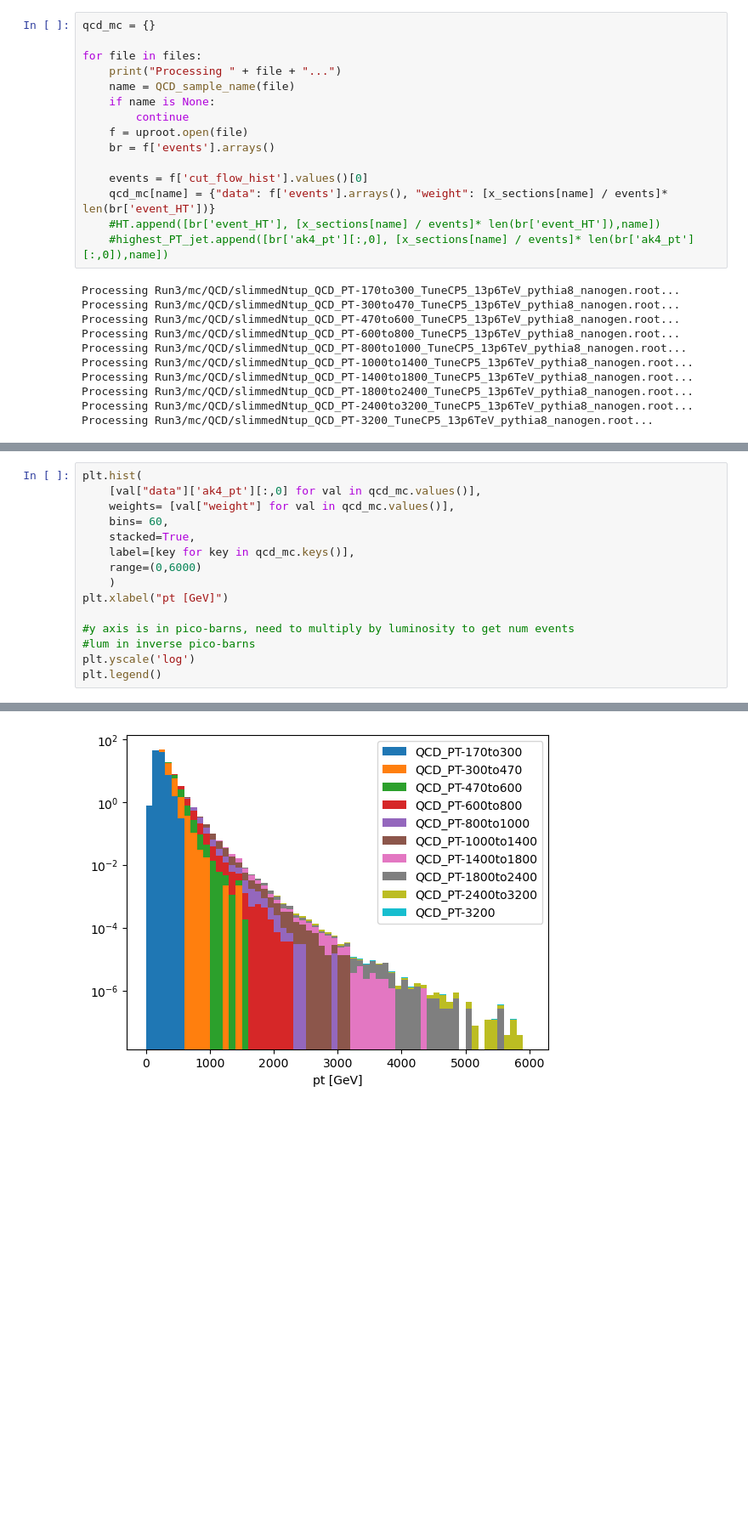
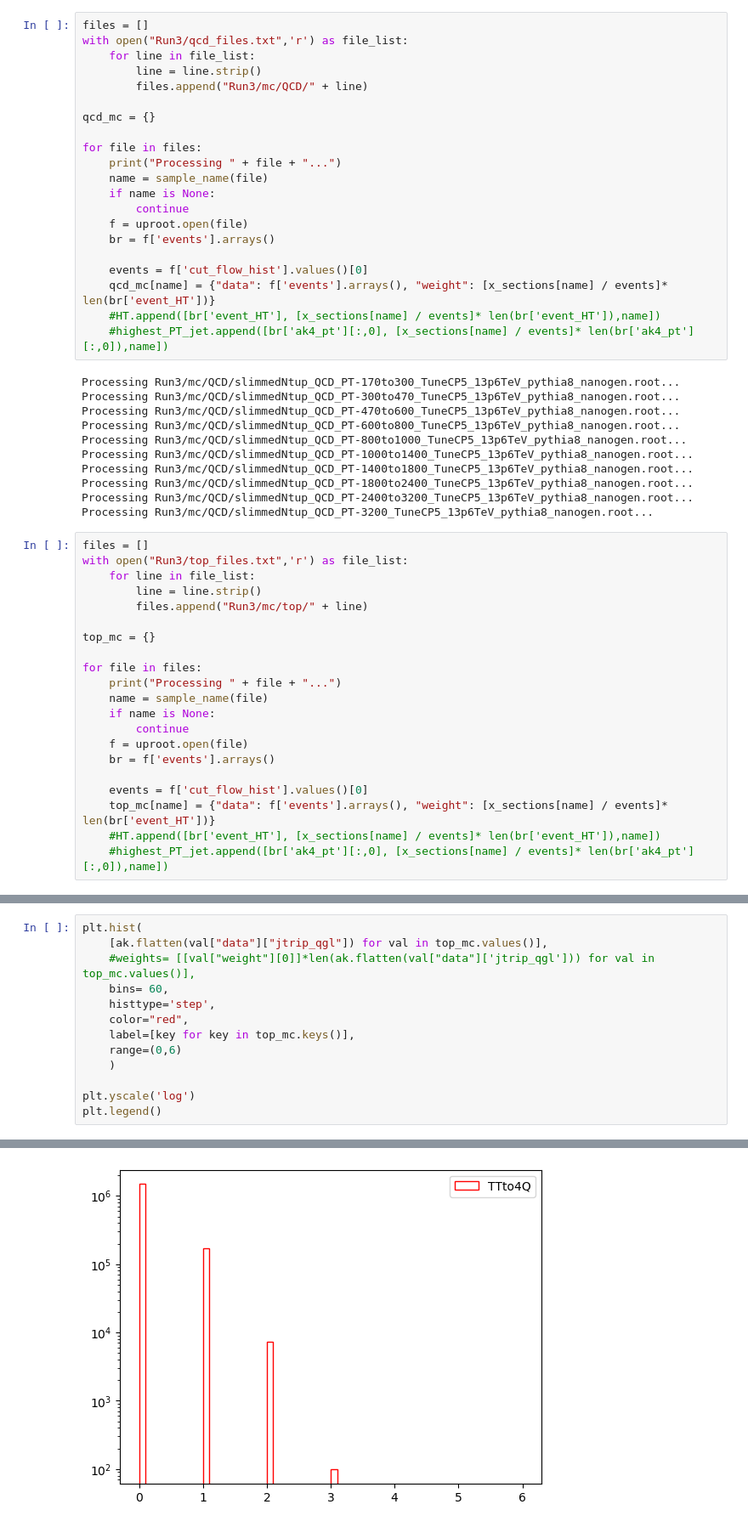
Before and after one commit to akanugan/MultiJets, a Jupyter notebook: run3_analyzer.ipynb, the cells around one changed output, grey strips where cells are left out. Shown at 85% size. Saved outputs shown, nothing was run; the diff lists cells and outputs as text; blank space fills up the shorter version.

```diff
--- a/run3_analyzer.ipynb
+++ b/run3_analyzer.ipynb
@@ -36,9 +31,15 @@ with open("Run3/qcd_files.txt",'r') as file_list:
 # %%
+files = []
+with open("Run3/qcd_files.txt",'r') as file_list:
+    for line in file_list:
+        line = line.strip()
+        files.append("Run3/mc/QCD/" + line)
+
 qcd_mc = {}
 
 for file in files:
     print("Processing " + file + "...")
-    name = QCD_sample_name(file)
+    name = sample_name(file)
     if name is None:
         continue
     f = uproot.open(file)
@@ -59,3 +60,24 @@ Processing Run3/mc/QCD/slimmedNtup_QCD_PT-1400to1800_TuneCP5_13p6TeV_pythia8_nan
 Processing Run3/mc/QCD/slimmedNtup_QCD_PT-1800to2400_TuneCP5_13p6TeV_pythia8_nanogen.root...
 Processing Run3/mc/QCD/slimmedNtup_QCD_PT-2400to3200_TuneCP5_13p6TeV_pythia8_nanogen.root...
 Processing Run3/mc/QCD/slimmedNtup_QCD_PT-3200_TuneCP5_13p6TeV_pythia8_nanogen.root...
+# %%
+files = []
+with open("Run3/top_files.txt",'r') as file_list:
+    for line in file_list:
+        line = line.strip()
+        files.append("Run3/mc/top/" + line)
+
+top_mc = {}
+
+for file in files:
+    print("Processing " + file + "...")
+    name = sample_name(file)
+    if name is None:
+        continue
+    f = uproot.open(file)
+    br = f['events'].arrays()
+
+    events = f['cut_flow_hist'].values()[0]
+    top_mc[name] = {"data": f['events'].arrays(), "weight": [x_sections[name] / events]* len(br['event_HT'])}
+    #HT.append([br['event_HT'], [x_sections[name] / events]* len(br['event_HT']),name])
+    #highest_PT_jet.append([br['ak4_pt'][:,0], [x_sections[name] / events]* len(br['ak4_pt'][:,0]),name])
@@ -93,18 +166,16 @@ plt.legend()
 # %%
 plt.hist(
-    [val["data"]['ak4_pt'][:,0] for val in qcd_mc.values()],
-    weights= [val["weight"] for val in qcd_mc.values()],
+    [ak.flatten(val["data"]["jtrip_qgl"]) for val in top_mc.values()],
+    #weights= [[val["weight"][0]]*len(ak.flatten(val["data"]['jtrip_qgl'])) for val in top_mc.values()],
     bins= 60,
-    stacked=True,
-    label=[key for key in qcd_mc.keys()],
-    range=(0,6000)
+    histtype='step',
+    color="red",
+    label=[key for key in top_mc.keys()],
+    range=(0,6)
     )
-plt.xlabel("pt [GeV]")
 
-#y axis is in pico-barns, need to multiply by luminosity to get num events
-#lum in inverse pico-barns
 plt.yscale('log')
 plt.legend()
 # %% [output]
 <matplotlib.legend.Legend at 0x...>
-[figure, old version]
+[figure, new version]
```
Also changed, not shown: parts of 12 cells of this notebook.
